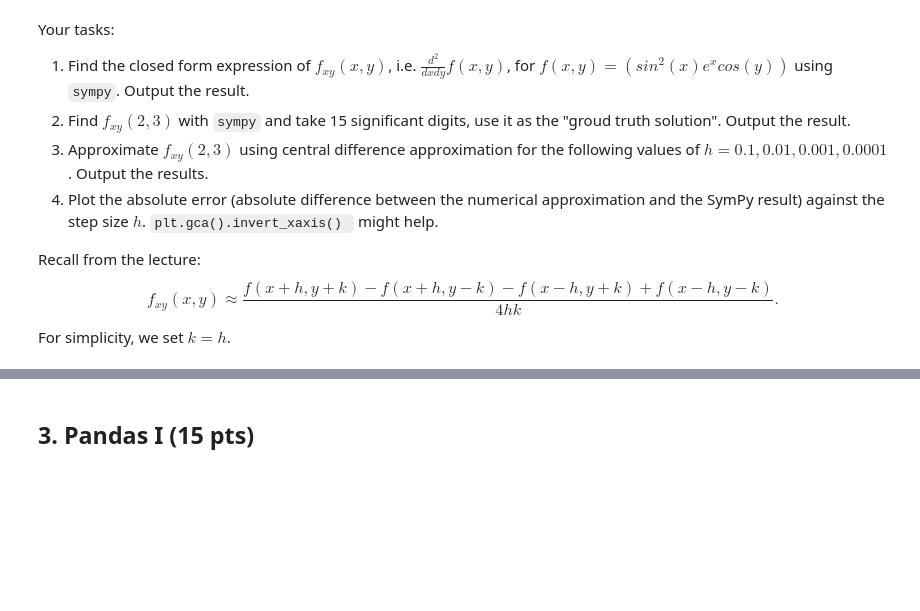
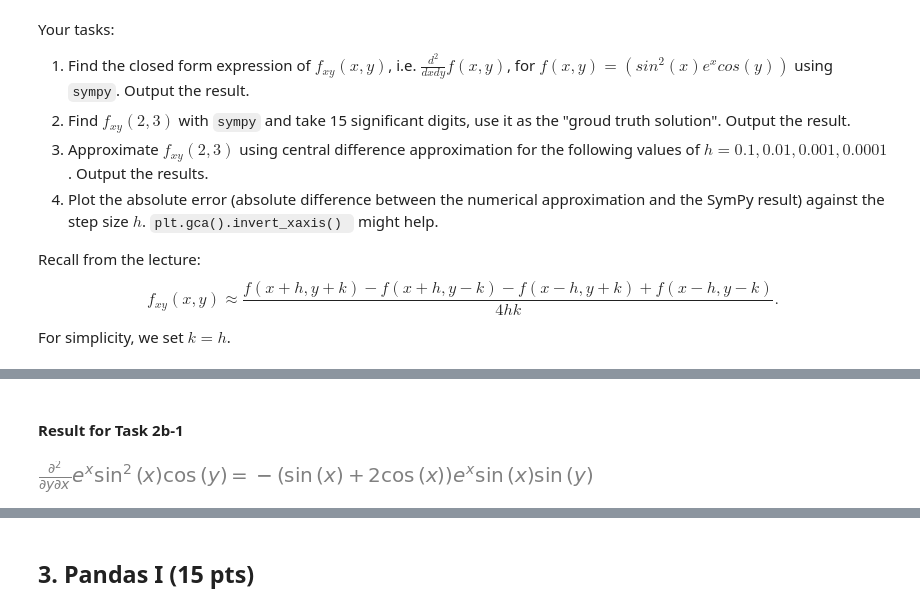
Before and after one commit to eshakrani/AMS595, a Jupyter notebook: Python/Assignment_3/Py_Project_3.ipynb, the cells around one changed output, grey strips where cells are left out. Cells and saved outputs as stored; diff of their text form; code cells hidden in the pictures; blank space fills up the shorter version.

```diff
--- a/Python/Assignment_3/Py_Project_3.ipynb
+++ b/Python/Assignment_3/Py_Project_3.ipynb
@@ -134,0 +203,8 @@ For simplicity, we set $k = h$.
+# %% [markdown]
+#### Result for Task 2b-1
+# %%
+# differentiate f(x,y) with respect to both x and y
+dfxy = diff(fxy, x, y)
+Eq(Derivative(fxy, x, y), dfxy)
+# %% [output]
+[figure, added]
```
Also changed, not shown: parts of 40 cells of this notebook.
